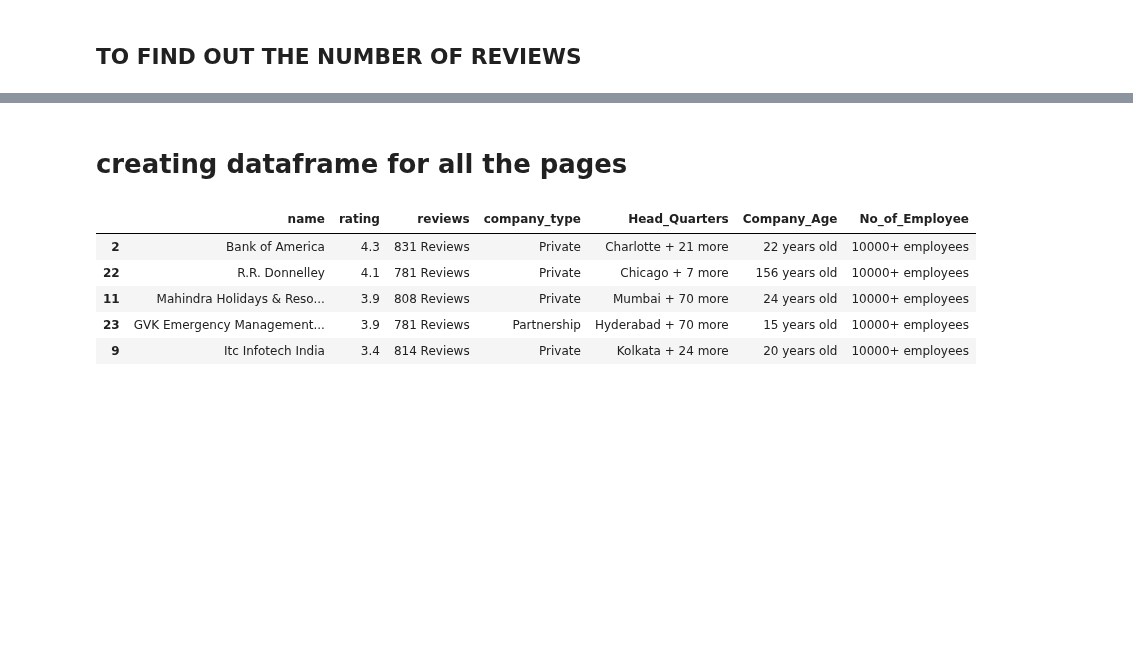
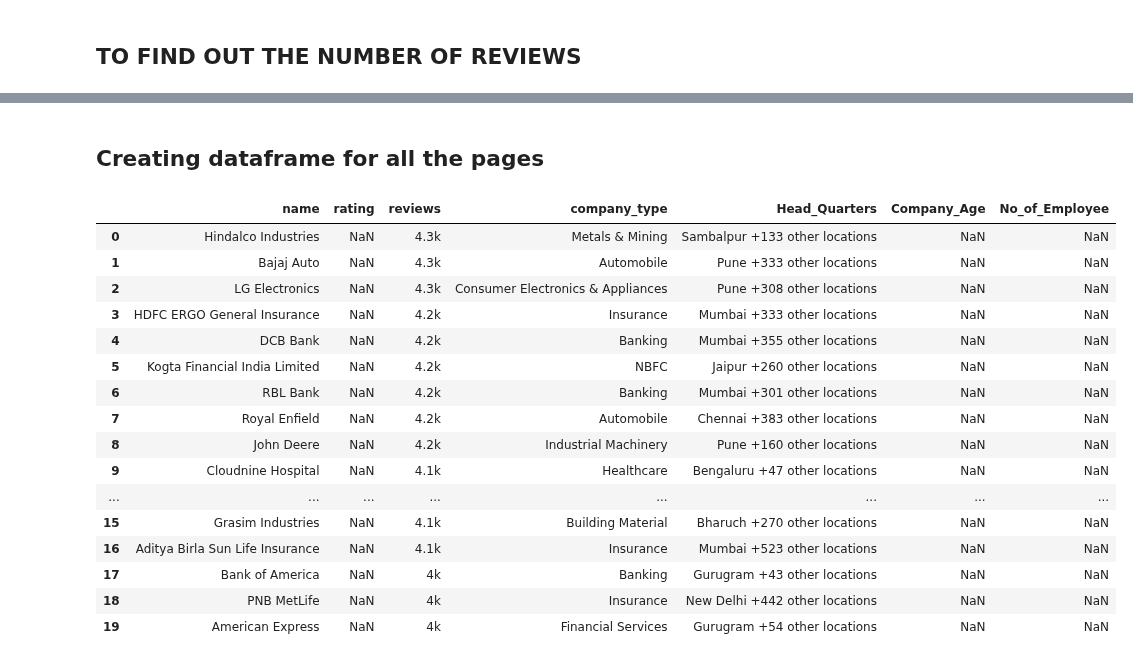
Before and after one commit to narayankartikeya/100-Days-of-ML-by-CampusX, a Jupyter notebook: Day 18/day18.ipynb, the cells around one changed output, grey strips where cells are left out. Saved outputs shown, nothing was run; the diff lists cells and outputs as text; code cells hidden in the pictures; blank space fills up the shorter version.

```diff
--- a/Day 18/day18.ipynb
+++ b/Day 18/day18.ipynb
@@ -12,3 +32,7 @@ webpage=requests.get('https://www.ambitionbox.com/list-of-companies?page=1').tex
+# %%
+headers = {'User-Agent':'Mozilla/5.0 (Windows NT 6.3; Win 64 ; x64) AppleWebKit /537.36 (KHTML, like Gecko) Chrome/80.0.3987.162 Safari/537.36'}
+
+webpage = requests.get('https://www.ambitionbox.com/list-of-companies?page=1', headers=headers).text # entire html code of that webpage, just parse it now
 # %%
 soup=BeautifulSoup(webpage,'lxml')
 # %%
@@ -64,3 +108,3 @@ Trademarks belong to their respective owners. All rights reserved © 2020 Info E
 # %%
-#for in soup.find_all('p'):
-  #print(i.text.strip())
+for i in soup.find_all('p'):
+  print(i.text.strip())
@@ -81,5 +140,5 @@ len(soup.find_all('a' , class_='review-count'))
 # %%
-company=soup.find_all('div',class_='company-content-wrapper')
+company=soup.find_all('div', class_='companyCardWrapper')
 # %%
 len(company)
 # %% [output]
@@ -87,27 +145,0 @@ len(company)
-# %%
-name=[]
-rating=[]
-reviews=[]
-ctype=[]
-hq=[]
-how_old=[]
-no_of_employee=[]
-
-for i in company:
-
-  name.append(i.find('h2').text.strip())
-  rating.append(i.find('p',class_='rating').text.strip())
-  reviews.append(i.find('a' , class_='review-count').text.strip())
-  ctype.append(i.find_all('p',class_='infoEntity')[0].text.strip())
-  hq.append(i.find_all('p',class_='infoEntity')[1].text.strip())
-  how_old.append(i.find_all('p',class_='infoEntity')[2].text.strip())
-  no_of_employee.append(i.find_all('p',class_='infoEntity')[3].text.strip())
-
-df=pd.DataFrame({'name':name,
-   'rating':rating,
-   'reviews':reviews,
-   'company_type':ctype,
-   'Head_Quarters':hq,
-   'Company_Age':how_old,
-   'No_of_Employee':no_of_employee,
-   })
@@ -258,2 +394,2 @@ df.shape
 # %% [markdown]
-# creating dataframe for all the pages
+## Creating dataframe for all the pages
@@ -324,12 +470,23 @@ for j in range(1,1001):
 # %%
-df.sample(5)
+df
 # %% [output]
 |  | name | rating | reviews | company_type | Head_Quarters | Company_Age | No_of_Employee |
-| 2 | Bank of America | 4.3 | 831 Reviews | Private | Charlotte + 21 more | 22 years old | 10000+ employees |
-| 22 | R.R. Donnelley | 4.1 | 781 Reviews | Private | Chicago + 7 more | 156 years old | 10000+ employees |
-| 11 | Mahindra Holidays & Reso... | 3.9 | 808 Reviews | Private | Mumbai + 70 more | 24 years old | 10000+ employees |
-| 23 | GVK Emergency Management... | 3.9 | 781 Reviews | Partnership | Hyderabad + 70 more | 15 years old | 10000+ employees |
-| 9 | Itc Infotech India | 3.4 | 814 Reviews | Private | Kolkata + 24 more | 20 years old | 10000+ employees |
+| 0 | Hindalco Industries | NaN | 4.3k | Metals & Mining | Sambalpur +133 other locations | NaN | NaN |
+| 1 | Bajaj Auto | NaN | 4.3k | Automobile | Pune +333 other locations | NaN | NaN |
+| 2 | LG Electronics | NaN | 4.3k | Consumer Electronics & Appliances | Pune +308 other locations | NaN | NaN |
+| 3 | HDFC ERGO General Insurance | NaN | 4.2k | Insurance | Mumbai +333 other locations | NaN | NaN |
+| 4 | DCB Bank | NaN | 4.2k | Banking | Mumbai +355 other locations | NaN | NaN |
+| 5 | Kogta Financial India Limited | NaN | 4.2k | NBFC | Jaipur +260 other locations | NaN | NaN |
+| 6 | RBL Bank | NaN | 4.2k | Banking | Mumbai +301 other locations | NaN | NaN |
+| 7 | Royal Enfield | NaN | 4.2k | Automobile | Chennai +383 other locations | NaN | NaN |
+| 8 | John Deere | NaN | 4.2k | Industrial Machinery | Pune +160 other locations | NaN | NaN |
+| 9 | Cloudnine Hospital | NaN | 4.1k | Healthcare | Bengaluru +47 other locations | NaN | NaN |
+| ... | ... | ... | ... | ... | ... | ... | ... |
+| 15 | Grasim Industries | NaN | 4.1k | Building Material | Bharuch +270 other locations | NaN | NaN |
+| 16 | Aditya Birla Sun Life Insurance | NaN | 4.1k | Insurance | Mumbai +523 other locations | NaN | NaN |
+| 17 | Bank of America | NaN | 4k | Banking | Gurugram +43 other locations | NaN | NaN |
+| 18 | PNB MetLife | NaN | 4k | Insurance | New Delhi +442 other locations | NaN | NaN |
+| 19 | American Express | NaN | 4k | Financial Services | Gurugram +54 other locations | NaN | NaN |
 # %%
 df.shape
 # %% [output]
```
Also changed, not shown: parts of 31 cells of this notebook.
